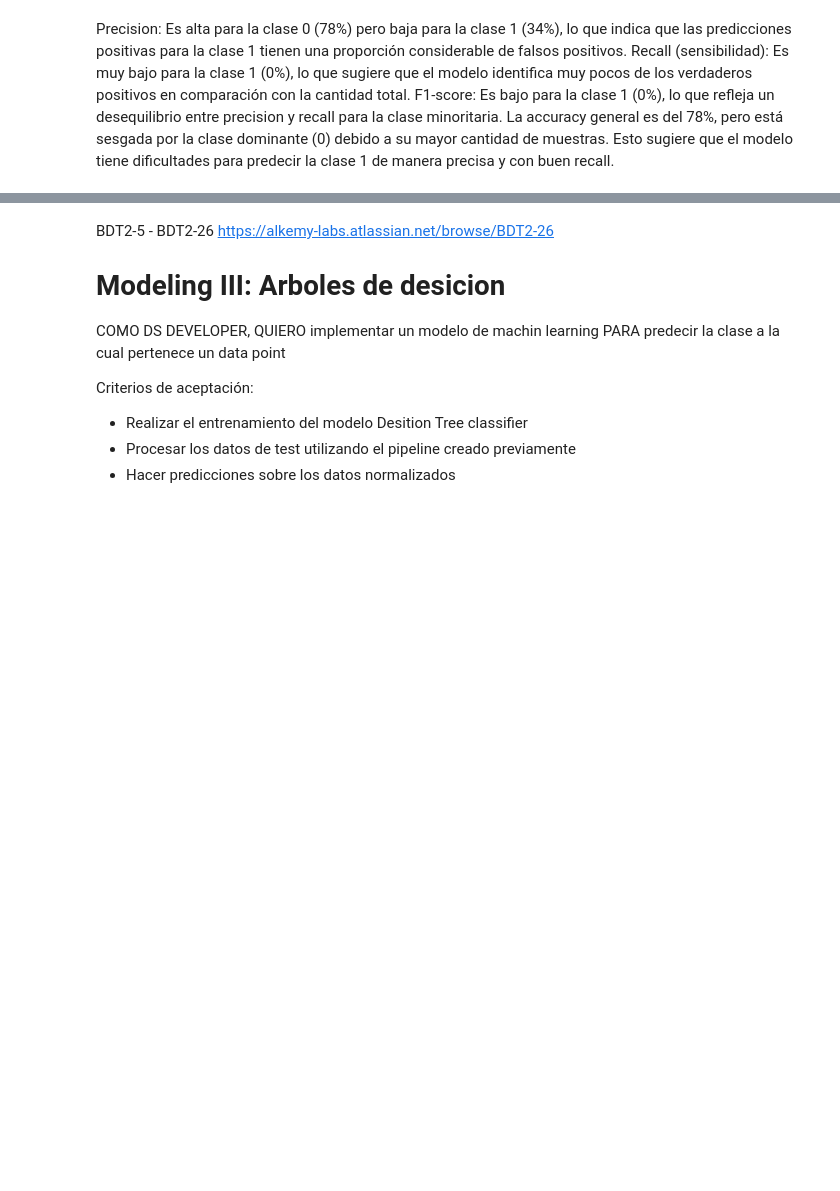
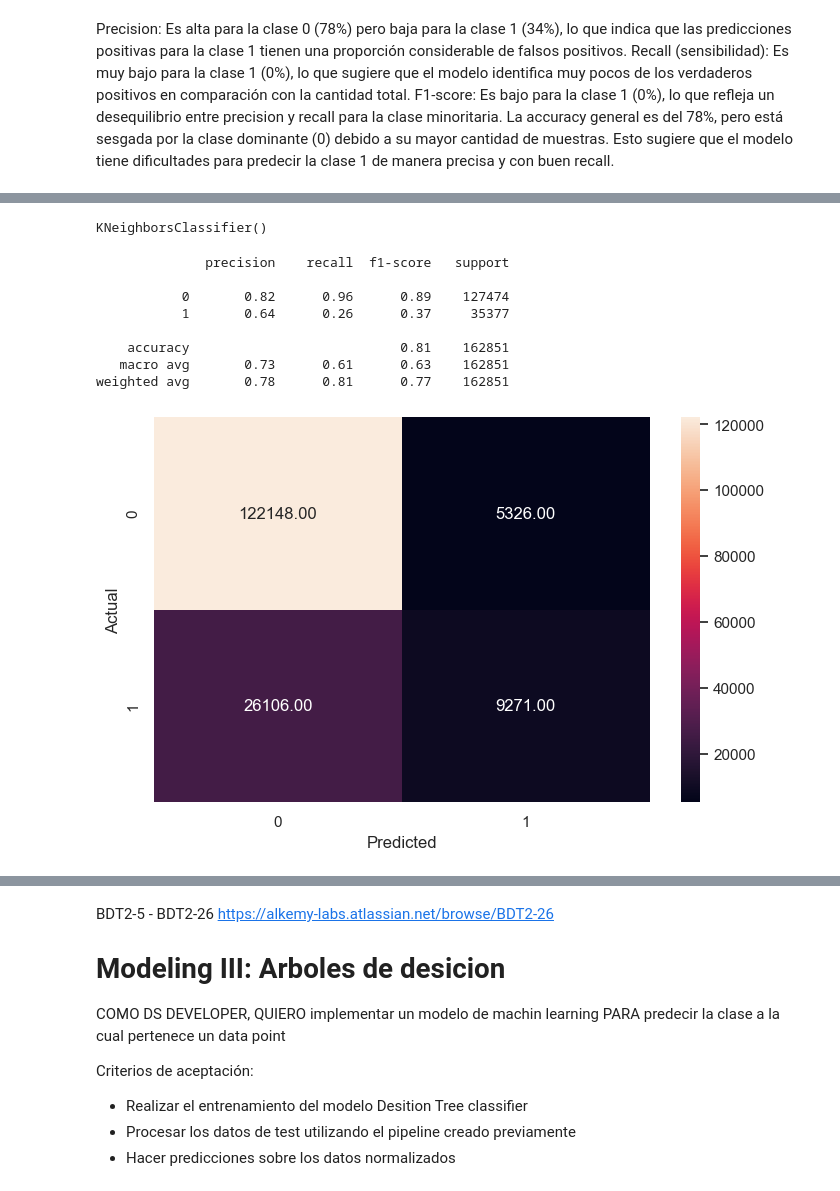
Before and after one commit to GabVergara/Alkemy, a Jupyter notebook: Prueba_alkemy2_modelos.ipynb, the cells around one changed output, grey strips where cells are left out. Cells and saved outputs as stored; diff of their text form; code cells hidden in the pictures; blank space fills up the shorter version.

```diff
--- a/Prueba_alkemy2_modelos.ipynb
+++ b/Prueba_alkemy2_modelos.ipynb
@@ -289,0 +306,19 @@ Esto sugiere que el modelo tiene dificultades para predecir la clase 1 de manera
+# %%
+k = 5
+modeloknn = KNeighborsClassifier(n_neighbors=k)
+modeloknn.fit(X_train, y_train)
+# %% [output]
+KNeighborsClassifier()
+# %%
+predic_model_train = modeloknn.predict(X_train)
+metrics_score(y_train, predic_model_train)
+# %% [output]
+              precision    recall  f1-score   support
+
+           0       0.82      0.96      0.89    127474
+           1       0.64      0.26      0.37     35377
+
+    accuracy                           0.81    162851
+   macro avg       0.73      0.61      0.63    162851
+weighted avg       0.78      0.81      0.77    162851
+[figure, added]
```
Also changed, not shown: parts of 20 cells of this notebook.
